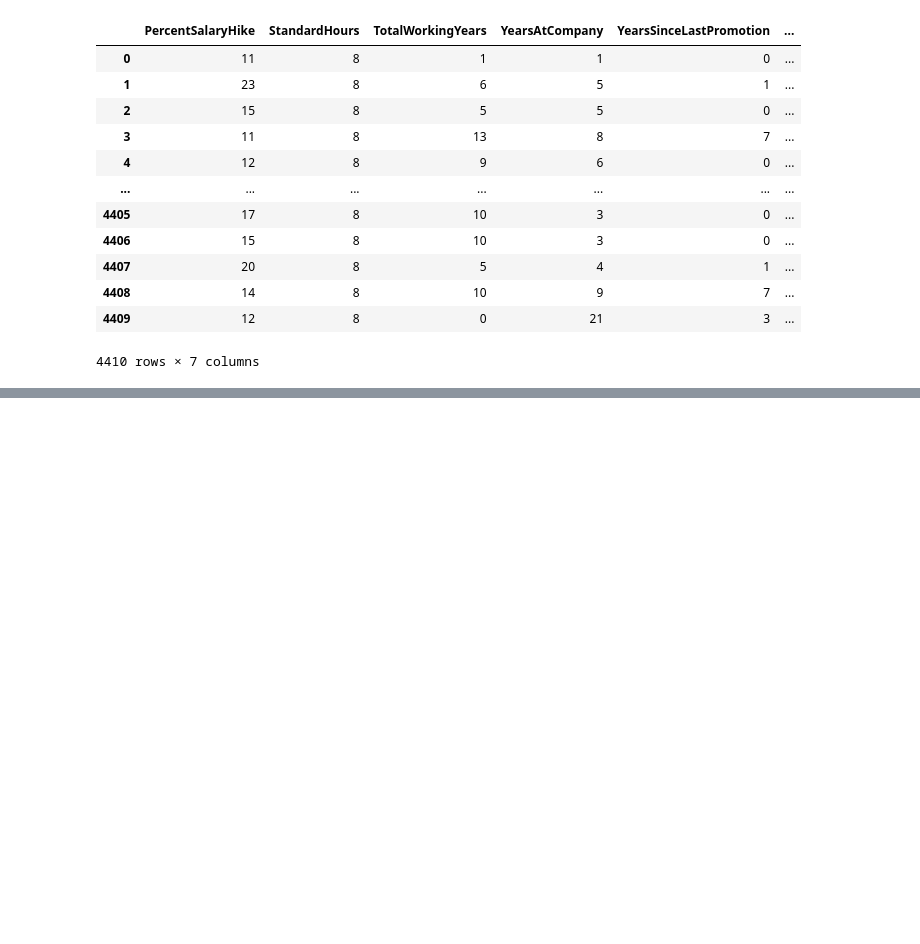
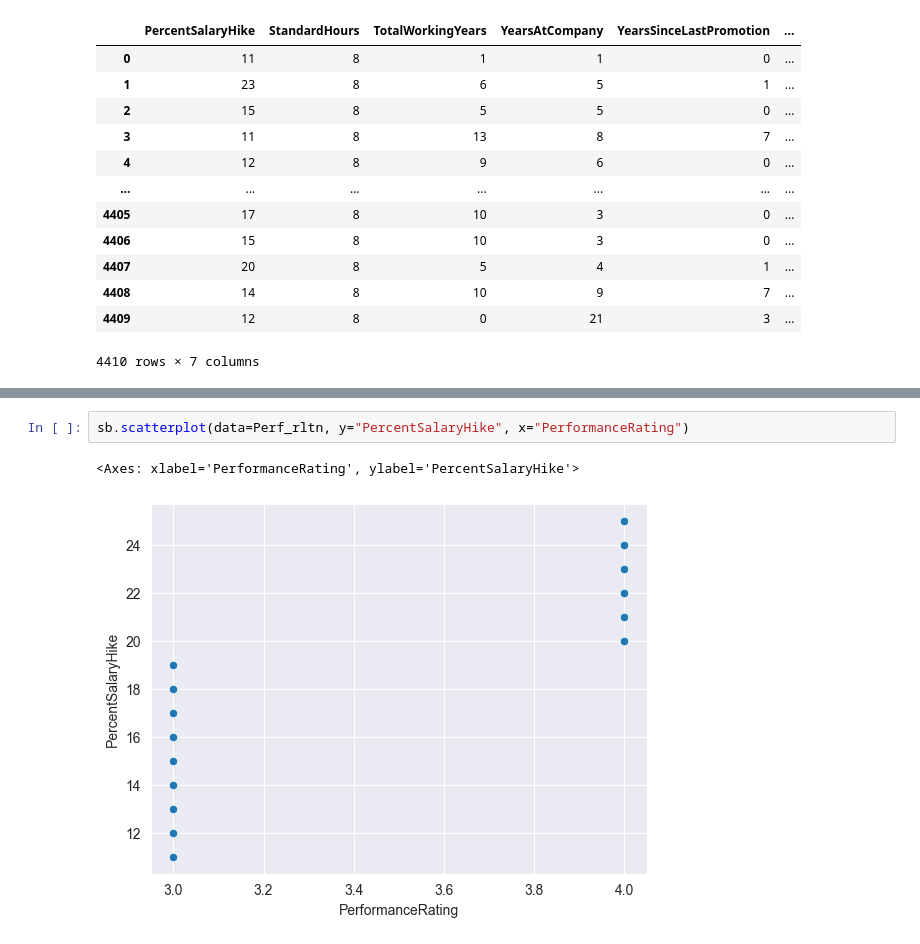
Before and after one commit to Buluma-Ke/HR-Employee-Analysis, a Jupyter notebook: employees.ipynb, the cells around one changed output, grey strips where cells are left out. Saved outputs shown, nothing was run; the diff lists cells and outputs as text; blank space fills up the shorter version.

```diff
--- a/employees.ipynb
+++ b/employees.ipynb
@@ -829,0 +842,5 @@ Perf_rltn[["PercentSalaryHike", 	"PerformanceRating"]].corr()
+# %%
+sb.scatterplot(data=Perf_rltn, y="PercentSalaryHike", x="PerformanceRating")
+# %% [output]
+<Axes: xlabel='PerformanceRating', ylabel='PercentSalaryHike'>
+[figure, added]
```
Also changed, not shown: parts of 9 cells of this notebook, 1 other file.
